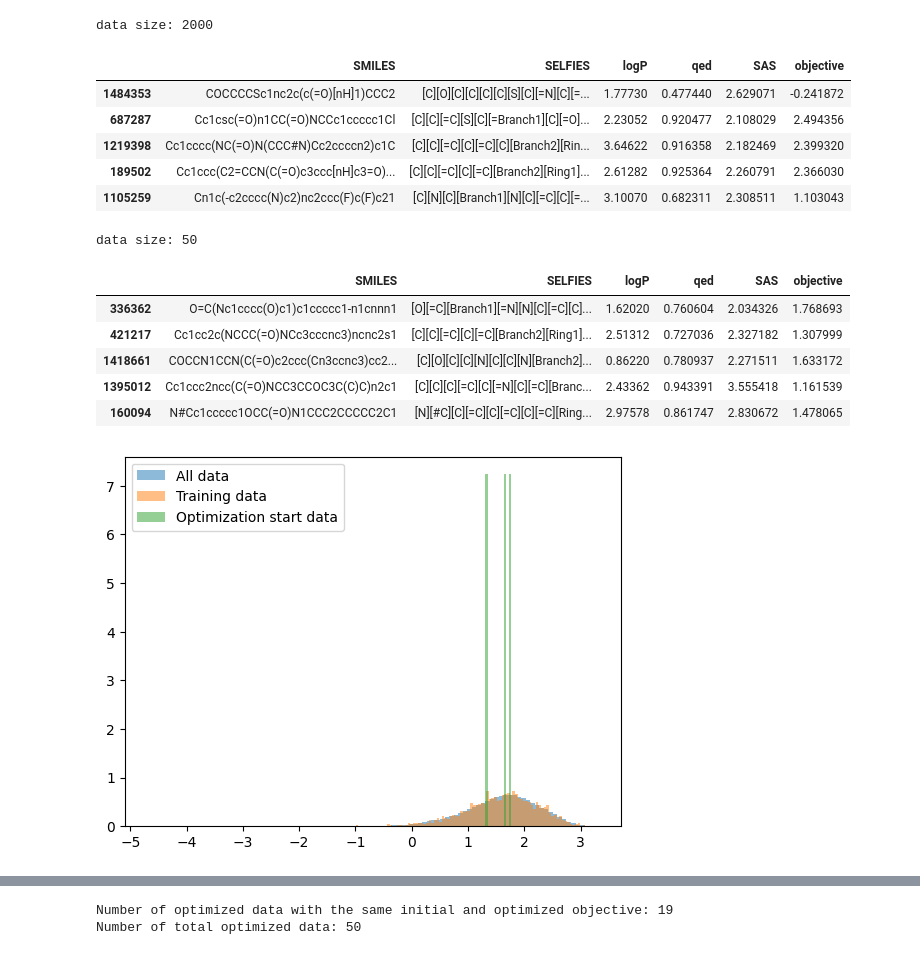
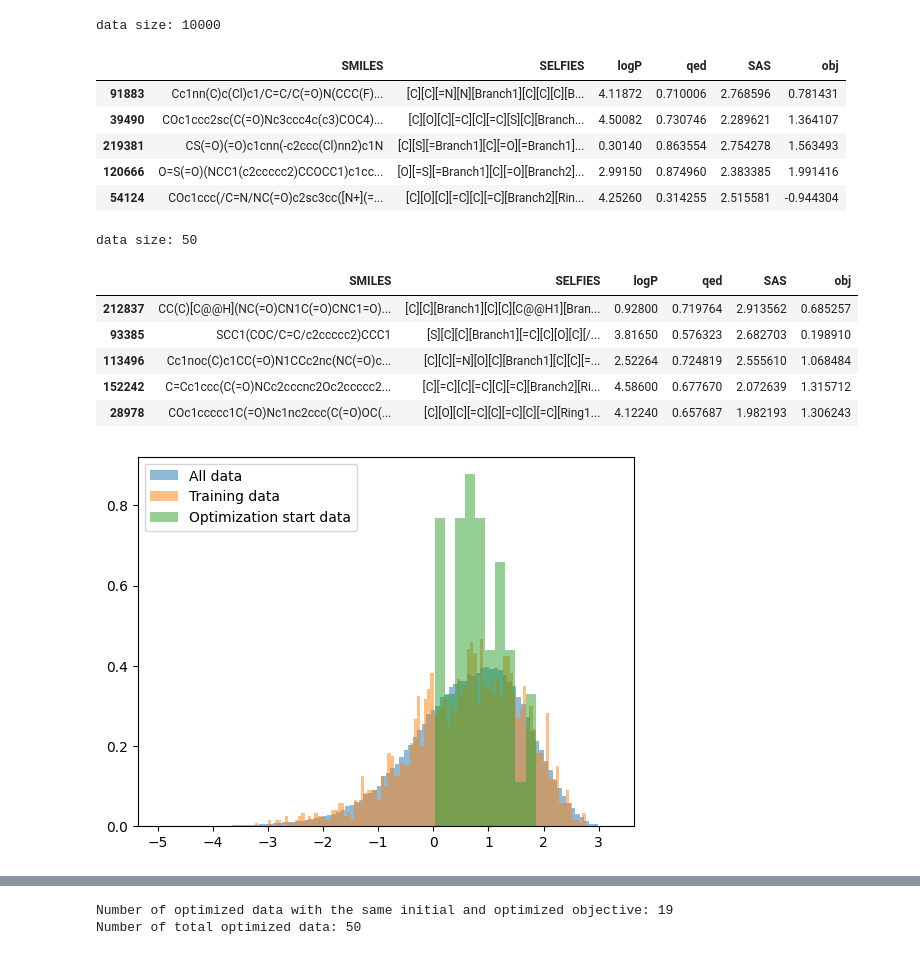
Before and after one commit to sunghwanism/NewMoses, a Jupyter notebook: notebooks/create_data_for_opt.ipynb, the cells around one changed output, grey strips where cells are left out. Drawn from its saved outputs; the diff is of its cells as text; code cells hidden in the pictures.

```diff
--- a/notebooks/create_data_for_opt.ipynb
+++ b/notebooks/create_data_for_opt.ipynb
@@ -5,15 +5,22 @@ import matplotlib.pyplot as plt
 
 import zipfile
 from io import BytesIO
+# %%
+data = 'ZINC250K'  #choice: ZINC, ZINC250K
 # %%
-file_path = '../moses/dataset/data/ZINC/train.zip'
-with zipfile.ZipFile(file_path, 'r') as zip_ref:
-        file = 'train.csv'
-        with zip_ref.open(file) as file:
-            # Read the CSV file into a pandas DataFrame
-            df= pd.read_csv(BytesIO(file.read()), header=0)
+if data == 'ZINC':
+    file_path = '../moses/dataset/data/ZINC/train.zip'
+    with zipfile.ZipFile(file_path, 'r') as zip_ref:
+            file = 'train.csv'
+            with zip_ref.open(file) as file:
+                # Read the CSV file into a pandas DataFrame
+                df= pd.read_csv(BytesIO(file.read()), header=0)
 
-df['objective'] = 5*df['qed'] - df['SAS']
+    df['obj'] = 5*df['qed'] - df['SAS']
 
-print(f'data size: {df.shape[0]}')
-df.shape, df.head()
+    print(f'data size: {df.shape[0]}')
+    df.shape, df.head()
+
+elif data == 'ZINC250K':
+    file_path = '../moses/dataset/data/ZINC250K/train.csv'
+    df = pd.read_csv(file_path)
@@ -41,52 +67,52 @@ save_path = '../checkpoints/optimize_gpr/'
 # %%
 ## create dataframe with data for GPR fitting (training)
-size = 2000
+size = 10000
 np.random.seed(0)
 rand_indices = np.random.choice(len(df), size, replace=False)
 gpr_fit_df = df.iloc[rand_indices]
-gpr_fit_df.to_csv(f'{save_path}gpr_fit_df.csv', index=False)
+gpr_fit_df.to_csv(f'{save_path}gpr_fit_{data}_df.csv', index=False)
 
 print(f'data size: {gpr_fit_df.shape[0]}')
 gpr_fit_df.head()
 # %% [output]
-data size: 2000
+data size: 10000
-|  | SMILES | SELFIES | logP | qed | SAS | objective |
-| 1484353 | COCCCCSc1nc2c(c(=O)[nH]1)CCC2 | [C][O][C][C][C][C][S][C][=N][C][=... | 1.77730 | 0.477440 | 2.629071 | -0.241872 |
-| 687287 | Cc1csc(=O)n1CC(=O)NCCc1ccccc1Cl | [C][C][=C][S][C][=Branch1][C][=O]... | 2.23052 | 0.920477 | 2.108029 | 2.494356 |
-| 1219398 | Cc1cccc(NC(=O)N(CCC#N)Cc2ccccn2)c1C | [C][C][=C][C][=C][C][Branch2][Rin... | 3.64622 | 0.916358 | 2.182469 | 2.399320 |
-| 189502 | Cc1ccc(C2=CCN(C(=O)c3ccc[nH]c3=O)... | [C][C][=C][C][=C][Branch2][Ring1]... | 2.61282 | 0.925364 | 2.260791 | 2.366030 |
-| 1105259 | Cn1c(-c2cccc(N)c2)nc2ccc(F)c(F)c21 | [C][N][C][Branch1][N][C][=C][C][=... | 3.10070 | 0.682311 | 2.308511 | 1.103043 |
+|  | SMILES | SELFIES | logP | qed | SAS | obj |
+| 91883 | Cc1nn(C)c(Cl)c1/C=C/C(=O)N(CCC(F)... | [C][C][=N][N][Branch1][C][C][C][B... | 4.11872 | 0.710006 | 2.768596 | 0.781431 |
+| 39490 | COc1ccc2sc(C(=O)Nc3ccc4c(c3)COC4)... | [C][O][C][=C][C][=C][S][C][Branch... | 4.50082 | 0.730746 | 2.289621 | 1.364107 |
+| 219381 | CS(=O)(=O)c1cnn(-c2ccc(Cl)nn2)c1N | [C][S][=Branch1][C][=O][=Branch1]... | 0.30140 | 0.863554 | 2.754278 | 1.563493 |
+| 120666 | O=S(=O)(NCC1(c2ccccc2)CCOCC1)c1cc... | [O][=S][=Branch1][C][=O][Branch2]... | 2.99150 | 0.874960 | 2.383385 | 1.991416 |
+| 54124 | COc1ccc(/C=N/NC(=O)c2sc3cc([N+](=... | [C][O][C][=C][C][=C][Branch2][Rin... | 4.25260 | 0.314255 | 2.515581 | -0.944304 |
 # %%
 ## create dataframe with data for optimization start points
 size = 50
 np.random.seed(0)
 
-opt_start_df = df[(df['objective'] > 1) & (df['objective'] < 2)]
+opt_start_df = df[(df['obj'] > 0) & (df['obj'] < 2)]
 
 rand_indices = np.random.choice(len(opt_start_df), size, replace=False)
 opt_start_df = opt_start_df.iloc[rand_indices]
-opt_start_df.to_csv(f'{save_path}opt_start_df.csv', index=False)
+opt_start_df.to_csv(f'{save_path}opt_start_{data}_df.csv', index=False)
 
 print(f'data size: {opt_start_df.shape[0]}')
 opt_start_df.head()
 # %% [output]
 data size: 50
-|  | SMILES | SELFIES | logP | qed | SAS | objective |
-| 336362 | O=C(Nc1cccc(O)c1)c1ccccc1-n1cnnn1 | [O][=C][Branch1][=N][N][C][=C][C]... | 1.62020 | 0.760604 | 2.034326 | 1.768693 |
-| 421217 | Cc1cc2c(NCCC(=O)NCc3cccnc3)ncnc2s1 | [C][C][=C][C][=C][Branch2][Ring1]... | 2.51312 | 0.727036 | 2.327182 | 1.307999 |
-| 1418661 | COCCN1CCN(C(=O)c2ccc(Cn3ccnc3)cc2... | [C][O][C][C][N][C][C][N][Branch2]... | 0.86220 | 0.780937 | 2.271511 | 1.633172 |
-| 1395012 | Cc1ccc2ncc(C(=O)NCC3CCOC3C(C)C)n2c1 | [C][C][C][=C][C][=N][C][=C][Branc... | 2.43362 | 0.943391 | 3.555418 | 1.161539 |
-| 160094 | N#Cc1ccccc1OCC(=O)N1CCC2CCCCC2C1 | [N][#C][C][=C][C][=C][C][=C][Ring... | 2.97578 | 0.861747 | 2.830672 | 1.478065 |
+|  | SMILES | SELFIES | logP | qed | SAS | obj |
+| 212837 | CC(C)[C@@H](NC(=O)CN1C(=O)CNC1=O)... | [C][C][Branch1][C][C][C@@H1][Bran... | 0.92800 | 0.719764 | 2.913562 | 0.685257 |
+| 93385 | SCC1(COC/C=C/c2ccccc2)CCC1 | [S][C][C][Branch1][=C][C][O][C][/... | 3.81650 | 0.576323 | 2.682703 | 0.198910 |
+| 113496 | Cc1noc(C)c1CC(=O)N1CCc2nc(NC(=O)c... | [C][C][=N][O][C][Branch1][C][C][=... | 2.52264 | 0.724819 | 2.555610 | 1.068484 |
+| 152242 | C=Cc1ccc(C(=O)NCc2cccnc2Oc2ccccc2... | [C][=C][C][=C][C][=C][Branch2][Ri... | 4.58600 | 0.677670 | 2.072639 | 1.315712 |
+| 28978 | COc1ccccc1C(=O)Nc1nc2ccc(C(=O)OC(... | [C][O][C][=C][C][=C][C][=C][Ring1... | 4.12240 | 0.657687 | 1.982193 | 1.306243 |
 # %%
 # plot the distribution of objective values of df and gpr_train_df
 plt.figure()
-plt.hist(df['objective'], bins=100, alpha=0.5, label='All data', density=True)
-plt.hist(gpr_fit_df['objective'], bins=100, alpha=0.5, label='Training data', density=True)
-plt.hist(opt_start_df['objective'], bins=10, alpha=0.5, label='Optimization start data', density=True)
+plt.hist(df['obj'], bins=100, alpha=0.5, label='All data', density=True)
+plt.hist(gpr_fit_df['obj'], bins=100, alpha=0.5, label='Training data', density=True)
+plt.hist(opt_start_df['obj'], bins=10, alpha=0.5, label='Optimization start data', density=True)
 plt.legend()
 plt.show()
 # %% [output]
-[figure, old version]
+[figure, new version]
 # %%
 import pandas as pd
 # %%
```
Also changed, not shown: parts of 4 cells of this notebook.
